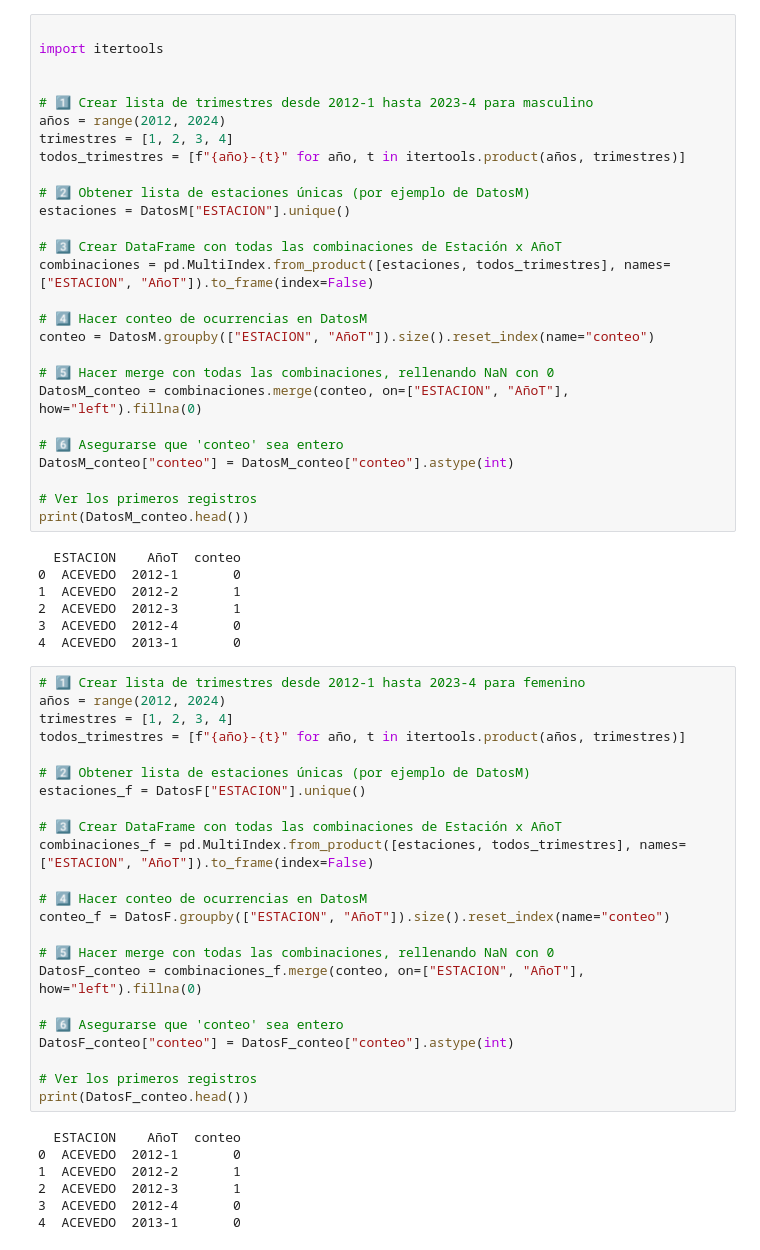
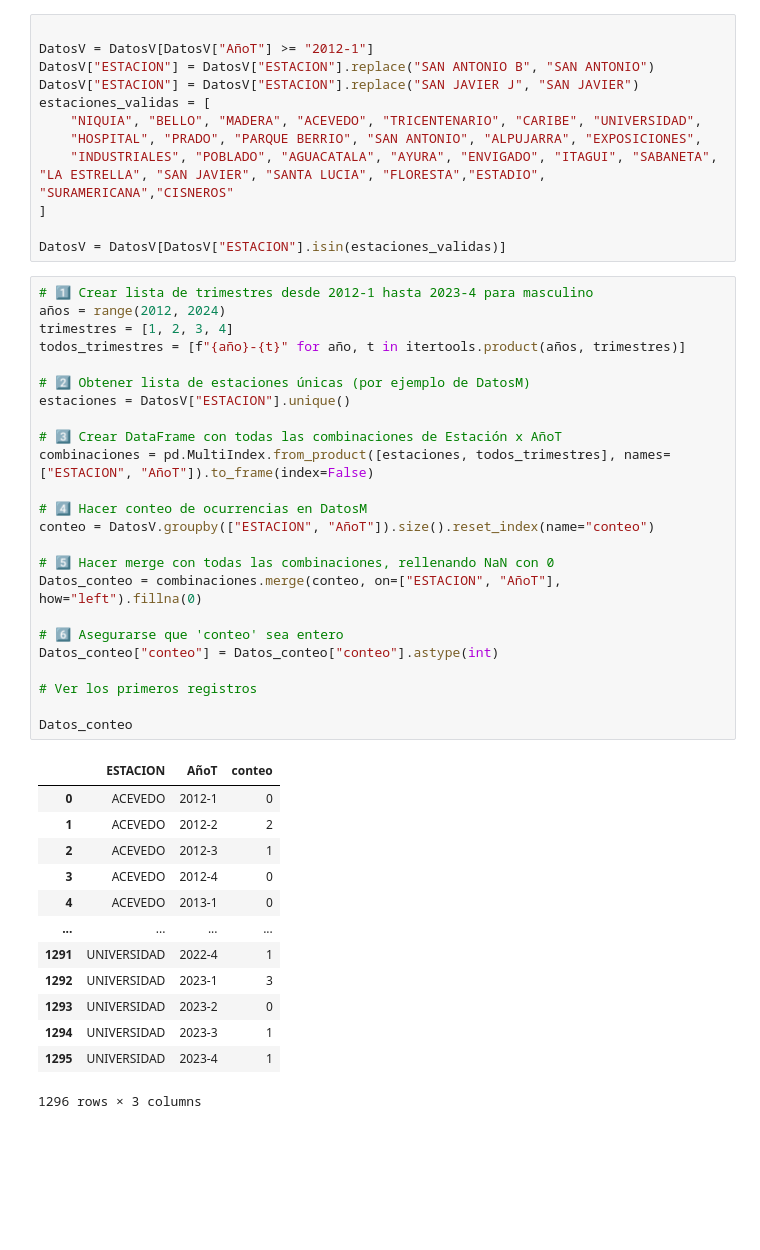
Before and after one commit to Felbanol/Proyecto-Metro, a Jupyter notebook: Codigo Metro Python.ipynb, the cells around one changed output. Drawn from its saved outputs; the diff is of its cells as text; blank space fills up the shorter version.

```diff
--- a/Codigo Metro Python.ipynb
+++ b/Codigo Metro Python.ipynb
@@ -37,64 +10,50 @@ Femenino recientes: 255
+# %%
+
+DatosV = DatosV[DatosV["AñoT"] >= "2012-1"]
+DatosV["ESTACION"] = DatosV["ESTACION"].replace("SAN ANTONIO B", "SAN ANTONIO")
+DatosV["ESTACION"] = DatosV["ESTACION"].replace("SAN JAVIER J", "SAN JAVIER")
+estaciones_validas = [
+    "NIQUIA", "BELLO", "MADERA", "ACEVEDO", "TRICENTENARIO", "CARIBE", "UNIVERSIDAD",
+    "HOSPITAL", "PRADO", "PARQUE BERRIO", "SAN ANTONIO", "ALPUJARRA", "EXPOSICIONES",
+    "INDUSTRIALES", "POBLADO", "AGUACATALA", "AYURA", "ENVIGADO", "ITAGUI", "SABANETA", "LA ESTRELLA", "SAN JAVIER", "SANTA LUCIA", "FLORESTA","ESTADIO", "SURAMERICANA","CISNEROS"
+]
+
+DatosV = DatosV[DatosV["ESTACION"].isin(estaciones_validas)]
 # %%
-
-import itertools
-
-
 # 1️⃣ Crear lista de trimestres desde 2012-1 hasta 2023-4 para masculino
 años = range(2012, 2024)
 trimestres = [1, 2, 3, 4]
 todos_trimestres = [f"{año}-{t}" for año, t in itertools.product(años, trimestres)]
 
 # 2️⃣ Obtener lista de estaciones únicas (por ejemplo de DatosM)
-estaciones = DatosM["ESTACION"].unique()
+estaciones = DatosV["ESTACION"].unique()
 
 # 3️⃣ Crear DataFrame con todas las combinaciones de Estación x AñoT
 combinaciones = pd.MultiIndex.from_product([estaciones, todos_trimestres], names=["ESTACION", "AñoT"]).to_frame(index=False)
 
 # 4️⃣ Hacer conteo de ocurrencias en DatosM
-conteo = DatosM.groupby(["ESTACION", "AñoT"]).size().reset_index(name="conteo")
+conteo = DatosV.groupby(["ESTACION", "AñoT"]).size().reset_index(name="conteo")
 
 # 5️⃣ Hacer merge con todas las combinaciones, rellenando NaN con 0
-DatosM_conteo = combinaciones.merge(conteo, on=["ESTACION", "AñoT"], how="left").fillna(0)
+Datos_conteo = combinaciones.merge(conteo, on=["ESTACION", "AñoT"], how="left").fillna(0)
 
 # 6️⃣ Asegurarse que 'conteo' sea entero
-DatosM_conteo["conteo"] = DatosM_conteo["conteo"].astype(int)
+Datos_conteo["conteo"] = Datos_conteo["conteo"].astype(int)
 
 # Ver los primeros registros
-print(DatosM_conteo.head())
+
+Datos_conteo
 # %% [output]
+|  | ESTACION | AñoT | conteo |
+| 0 | ACEVEDO | 2012-1 | 0 |
+| 1 | ACEVEDO | 2012-2 | 2 |
+| 2 | ACEVEDO | 2012-3 | 1 |
+| 3 | ACEVEDO | 2012-4 | 0 |
+| 4 | ACEVEDO | 2013-1 | 0 |
+| ... | ... | ... | ... |
+| 1291 | UNIVERSIDAD | 2022-4 | 1 |
+| 1292 | UNIVERSIDAD | 2023-1 | 3 |
+| 1293 | UNIVERSIDAD | 2023-2 | 0 |
+| 1294 | UNIVERSIDAD | 2023-3 | 1 |
+| 1295 | UNIVERSIDAD | 2023-4 | 1 |
-  ESTACION    AñoT  conteo
-0  ACEVEDO  2012-1       0
-1  ACEVEDO  2012-2       1
-2  ACEVEDO  2012-3       1
-3  ACEVEDO  2012-4       0
-4  ACEVEDO  2013-1       0
+1296 rows × 3 columns
-# %%
-# 1️⃣ Crear lista de trimestres desde 2012-1 hasta 2023-4 para femenino
-años = range(2012, 2024)
-trimestres = [1, 2, 3, 4]
-todos_trimestres = [f"{año}-{t}" for año, t in itertools.product(años, trimestres)]
-
-# 2️⃣ Obtener lista de estaciones únicas (por ejemplo de DatosM)
-estaciones_f = DatosF["ESTACION"].unique()
-
-# 3️⃣ Crear DataFrame con todas las combinaciones de Estación x AñoT
-combinaciones_f = pd.MultiIndex.from_product([estaciones, todos_trimestres], names=["ESTACION", "AñoT"]).to_frame(index=False)
-
-# 4️⃣ Hacer conteo de ocurrencias en DatosM
-conteo_f = DatosF.groupby(["ESTACION", "AñoT"]).size().reset_index(name="conteo")
-
-# 5️⃣ Hacer merge con todas las combinaciones, rellenando NaN con 0
-DatosF_conteo = combinaciones_f.merge(conteo, on=["ESTACION", "AñoT"], how="left").fillna(0)
-
-# 6️⃣ Asegurarse que 'conteo' sea entero
-DatosF_conteo["conteo"] = DatosF_conteo["conteo"].astype(int)
-
-# Ver los primeros registros
-print(DatosF_conteo.head())
-# %% [output]
-  ESTACION    AñoT  conteo
-0  ACEVEDO  2012-1       0
-1  ACEVEDO  2012-2       1
-2  ACEVEDO  2012-3       1
-3  ACEVEDO  2012-4       0
-4  ACEVEDO  2013-1       0
```
Also changed, not shown: parts of 12 cells of this notebook.
